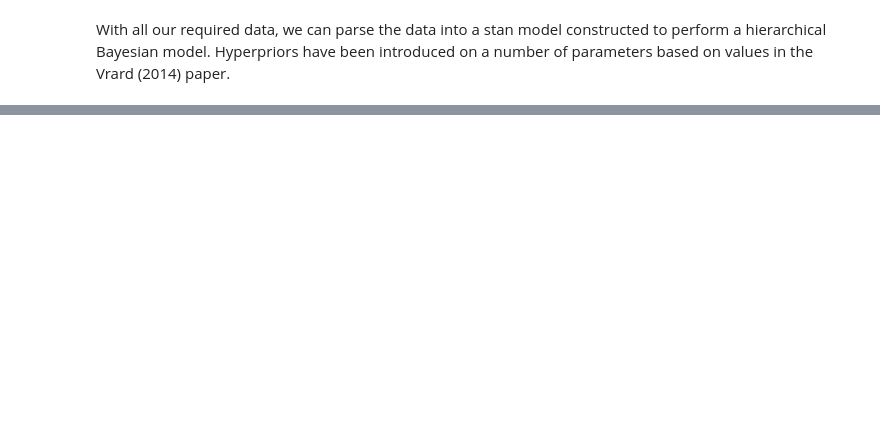
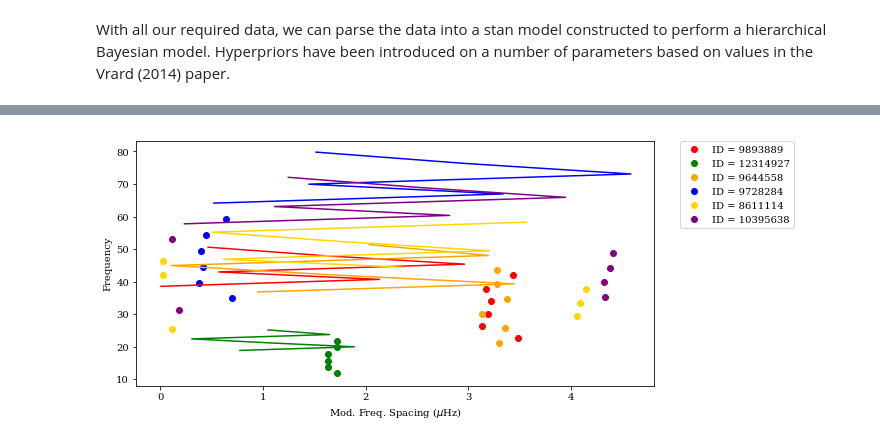
Before and after one commit to daw538/y4project, a Jupyter notebook: Dan_notebooks/rgdata-50hbm.ipynb, the cells around one changed output, grey strips where cells are left out. Cells and saved outputs as stored; diff of their text form; code cells hidden in the pictures; blank space fills up the shorter version.

```diff
--- a/Dan_notebooks/rgdata-50hbm.ipynb
+++ b/Dan_notebooks/rgdata-50hbm.ipynb
@@ -257,14 +266,0 @@ NameError: name 'modes' is not defined
-# %%
-g2 = model(n, fit['dnu'].mean(), fit['nmax'].mean(), fit['epsilon'].mean(), fit['k'].mean(),
-          fit['a'].mean(), np.median(fit['omega']), fit['phi'].mean(), fit['tau'].mean())
-
-(n[i,j] + epsilon[i] + (alpha[i]/2) * (nmax[i] - n[i,j])^2 +
-                A[i]*G[i]/(2*pi()) * sin((2*pi()*(n[i,j]-nmax[i]))/G[i] + phi[i]))*dnu[i];
-            mod[j] ~ normal(freq[i], freq_err[i])
-
-
-def model(n,eps,alpha,nmax,A,G,phi)
-
-for i in np.arange(0,len(IDs),1):
-    plt.scatter(modesID[i]['f0'] % dnu_avgID[i], modesID[i]['f0'], label=r'ID = '+str(IDs[i]))
-    plt.plot(g2 % fit['dnu'].mean(), g2, label='Fit_2D')
@@ -272,0 +267,65 @@ NameError: name 'model' is not defined
+# %%
+%matplotlib inline
+def model(n,dnu,nmax,eps,alpha,A,G,phi,tau):
+    s = (n + eps + ((alpha/2)*(nmax-n)**2) + (((A*G)/(2*np.pi)) * np.sin((2*np.pi*(n-nmax))/G + phi)))*dnu#*np.exp(-n/(tau))
+    return s
+
+
+fig = plt.figure(1, figsize=(12,4))
+ax  = fig.add_subplot(111)
+ax.set_position([0.1,0.1,0.6,0.85])
+
+import itertools
+colours1 = itertools.cycle(('red', 'green', 'orange', 'blue', 'gold', 'purple'))
+colours2 = itertools.cycle(('red', 'green', 'orange', 'blue', 'gold', 'purple'))
+
+for i in np.arange(0,len(IDs),1):
+    ax.scatter(modesID[i]['f0'] % dnu_avgID[i], modesID[i]['f0'],
+                label=r'ID = '+str(IDs[i]), c=next(colours1))
+
+    g2 = model(arr_n[i],
+           np.mean(fit['dnu'], axis=0)[i],
+           np.mean(fit['nmax'], axis=0)[i],
+           np.mean(fit['epsilon'], axis=0)[i],
+           np.mean(fit['alpha'], axis=0)[i],
+           np.mean(fit['A'], axis=0)[i],
+           np.mean(fit['G'], axis=0)[i],
+           np.mean(fit['phi'], axis=0)[i],
+           np.mean(fit['tau'], axis=0)[i])
+
+    ax.plot(g2 % np.mean(fit['dnu'], axis=0)[i], g2,
+             c=next(colours2))
+'''
+g1 = model(arr_n[0],
+           np.mean(fit['dnu'], axis=0)[0],
+           np.mean(fit['nmax'], axis=0)[0],
+           np.mean(fit['epsilon'], axis=0)[0],
+           np.mean(fit['alpha'], axis=0)[0],
+           np.mean(fit['A'], axis=0)[0],
+           np.mean(fit['G'], axis=0)[0],
+           np.mean(fit['phi'], axis=0)[0],
+           np.mean(fit['tau'], axis=0)[0])
+
+plt.plot(g1 % np.mean(fit['dnu'], axis=0)[0], g1,
+             label='Fit_2D')
+
+'''
+
+print(arr_n[0])
+print(np.mean(fit['dnu'], axis=0))
+print(dnu_avgID)
+print(np.mean(fit['nmax'], axis=0))
+print(np.mean(fit['epsilon'], axis=0))
+print(np.mean(fit['alpha'], axis=0))
+print(np.mean(fit['A'], axis=0))
+print(np.mean(fit['G'], axis=0))
+print(np.mean(fit['phi'], axis=0))
+print(np.mean(fit['tau'], axis=0))
+
+
+plt.legend()
+plt.ylabel('Frequency')
+plt.xlabel(r'Mod. Freq. Spacing ($\mu$Hz)')
+plt.legend(bbox_to_anchor=(1.05, 1), loc=2, borderaxespad=0.)
+#plt.savefig('seminar/somergbseizure.pdf', bbox='tight_layout')
+# %% [output]
@@ -272,0 +342 @@ NameError: name 'model' is not defined
+[figure, added]
```
Also changed, not shown: parts of 11 cells of this notebook, 18 other files.
